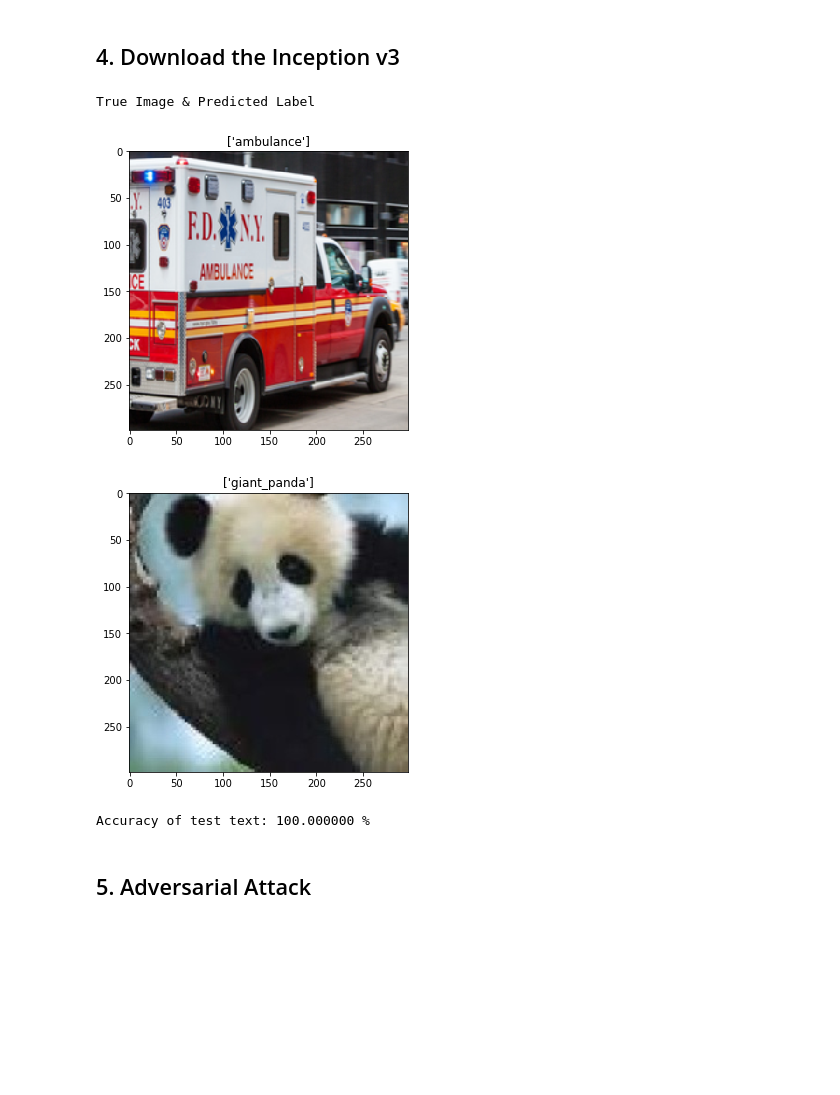
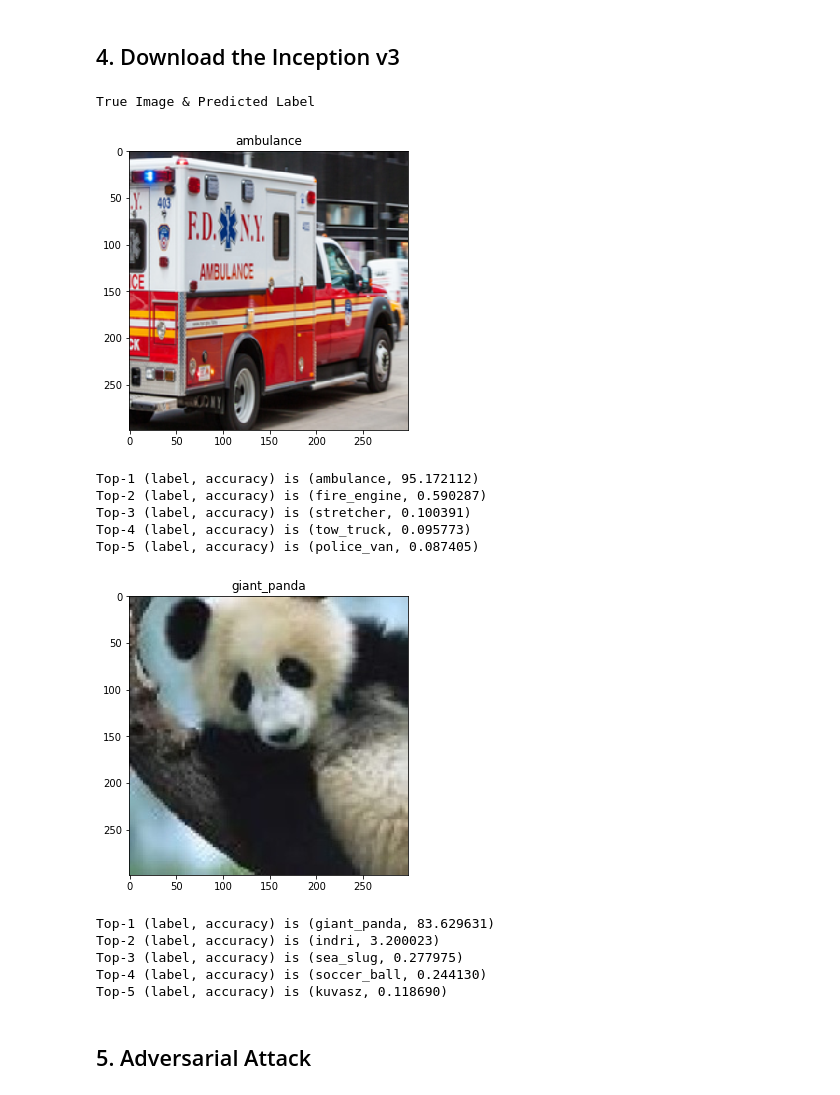
Before and after one commit to stonylinux/mitigating_large_adversarial_perturbations_on_X-MAS, a Jupyter notebook: PGD-pytorch_with_Mitigation/Mitigation.ipynb, the cells around one changed output. Drawn from its saved outputs; the diff is of its cells as text; code cells hidden in the pictures; blank space fills up the shorter version.

Commit message:
Add files via upload
Changed to print top-5 (label, accuracy) tuples

```diff
--- a/PGD-pytorch_with_Mitigation/Mitigation.ipynb
+++ b/PGD-pytorch_with_Mitigation/Mitigation.ipynb
@@ -83,32 +83,41 @@ model = models.inception_v3(pretrained=True).to(device)
 # %%
 print("True Image & Predicted Label")
 
 model.eval()
 
 correct = 0
 total = 0
 
 for images, labels in normal_loader:
 
     images = images.to(device)
     labels = labels.to(device)
     outputs = model(images)
 
-    _, pre = torch.max(outputs.data, 1)
-    #percentage = torch.nn.functional.softmax(out, dim=1)[0] * 100
-    #[(labels[idx], percentage[idx].item()) for idx in pre[0][:5]]
+    topk=(1,5)
+    maxk=max(topk)
+    _, pred = torch.topk(outputs, maxk, dim=1, largest = True, sorted = True)
+    percentage = torch.nn.functional.softmax(outputs, dim=1)[0] * 100
 
-    total += 1
-    correct += (pre == labels).sum()
+    imshow(torchvision.utils.make_grid(images.cpu().data, normalize=True), idx2label[pred.data[0][0]])
 
-    imshow(torchvision.utils.make_grid(images.cpu().data, normalize=True), [normal_data.classes[i] for i in pre])
-
-print('Accuracy of test text: %f %%' % (100 * float(correct) / total))
+    # Print top-5 labels and their prediction accuracy as percentages
+    for i in range(5):
+        print('Top-%d (label, accuracy) is (%s, %f)' %((i+1), idx2label[pred.data[0][i]], percentage[pred.data[0][i]].item()) )
 # %% [output]
 True Image & Predicted Label
-[figure, old version]
+[figure, new version]
+Top-1 (label, accuracy) is (ambulance, 95.172112)
+Top-2 (label, accuracy) is (fire_engine, 0.590287)
+Top-3 (label, accuracy) is (stretcher, 0.100391)
+Top-4 (label, accuracy) is (tow_truck, 0.095773)
+Top-5 (label, accuracy) is (police_van, 0.087405)
-[figure, old version]
+[figure, new version]
-Accuracy of test text: 100.000000 %
+Top-1 (label, accuracy) is (giant_panda, 83.629631)
+Top-2 (label, accuracy) is (indri, 3.200023)
+Top-3 (label, accuracy) is (sea_slug, 0.277975)
+Top-4 (label, accuracy) is (soccer_ball, 0.244130)
+Top-5 (label, accuracy) is (kuvasz, 0.118690)
 # %% [markdown]
 ## 5. Adversarial Attack
 # %% [markdown]
```
Also changed, not shown: parts of 2 cells of this notebook.
